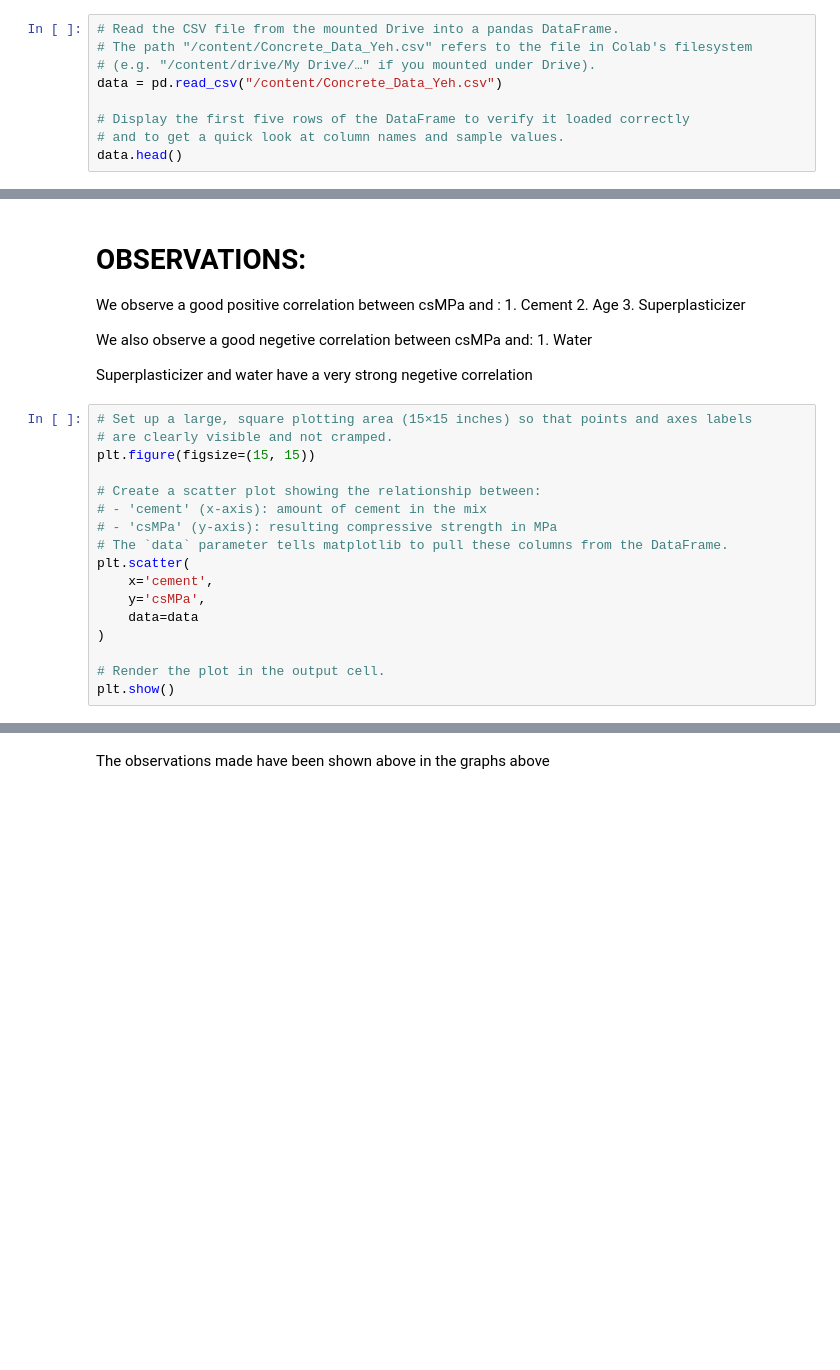
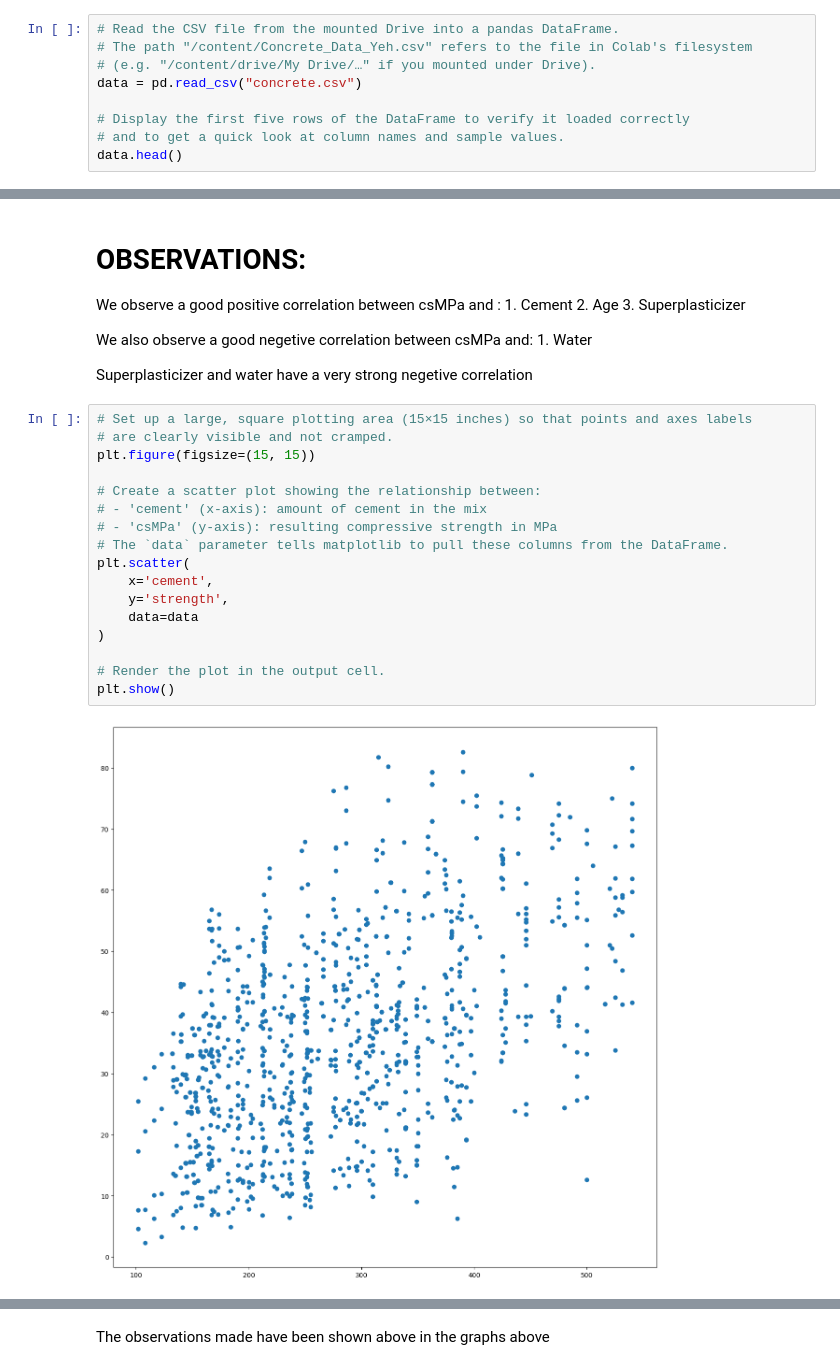
Before and after one commit to Sevinda-Herath/Concrete_Strength_Prediction_AI_Model, a Jupyter notebook: Concrete_Strength_regression.ipynb, the cells around one changed output, grey strips where cells are left out. Cells and saved outputs as stored; diff of their text form; blank space fills up the shorter version.

```diff
--- a/Concrete_Strength_regression.ipynb
+++ b/Concrete_Strength_regression.ipynb
@@ -41,7 +39,7 @@ drive.mount('/content/drive')
 # Read the CSV file from the mounted Drive into a pandas DataFrame.
 # The path "/content/Concrete_Data_Yeh.csv" refers to the file in Colab's filesystem
 # (e.g. "/content/drive/My Drive/…" if you mounted under Drive).
-data = pd.read_csv("/content/Concrete_Data_Yeh.csv")
+data = pd.read_csv("concrete.csv")
 
 # Display the first five rows of the DataFrame to verify it loaded correctly
 # and to get a quick look at column names and sample values.
@@ -127,20 +152,22 @@ Superplasticizer and water have a very strong negetive correlation
 # %%
 # Set up a large, square plotting area (15×15 inches) so that points and axes labels
 # are clearly visible and not cramped.
 plt.figure(figsize=(15, 15))
 
 # Create a scatter plot showing the relationship between:
 # - 'cement' (x-axis): amount of cement in the mix
 # - 'csMPa' (y-axis): resulting compressive strength in MPa
 # The `data` parameter tells matplotlib to pull these columns from the DataFrame.
 plt.scatter(
     x='cement',
-    y='csMPa',
+    y='strength',
     data=data
 )
 
 # Render the plot in the output cell.
 plt.show()
+# %% [output]
+[figure, added]
 # %%
 plt.figure(figsize = (20,20))
 plt.scatter(x = 'age',
```
Also changed, not shown: parts of 28 cells of this notebook, 2 other files.
